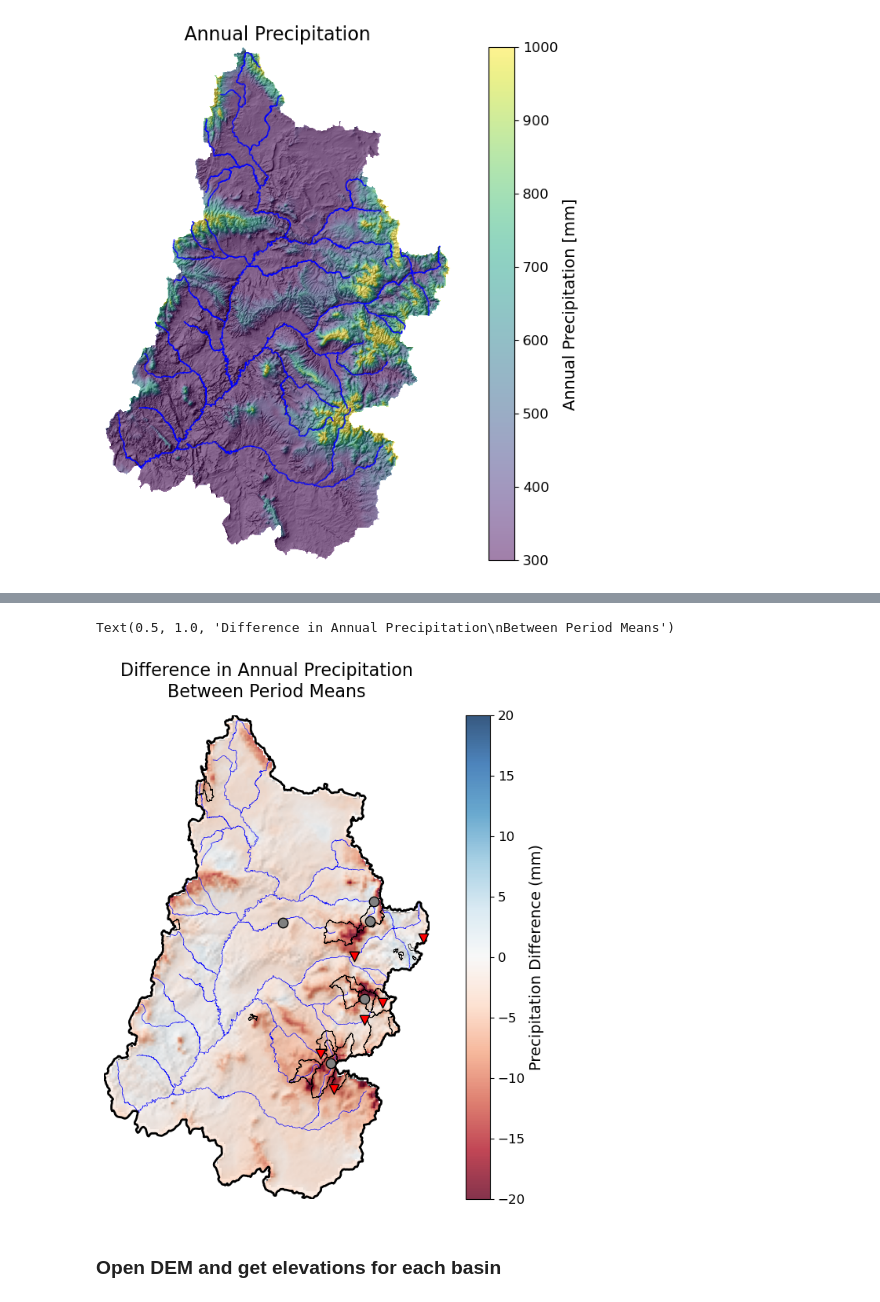
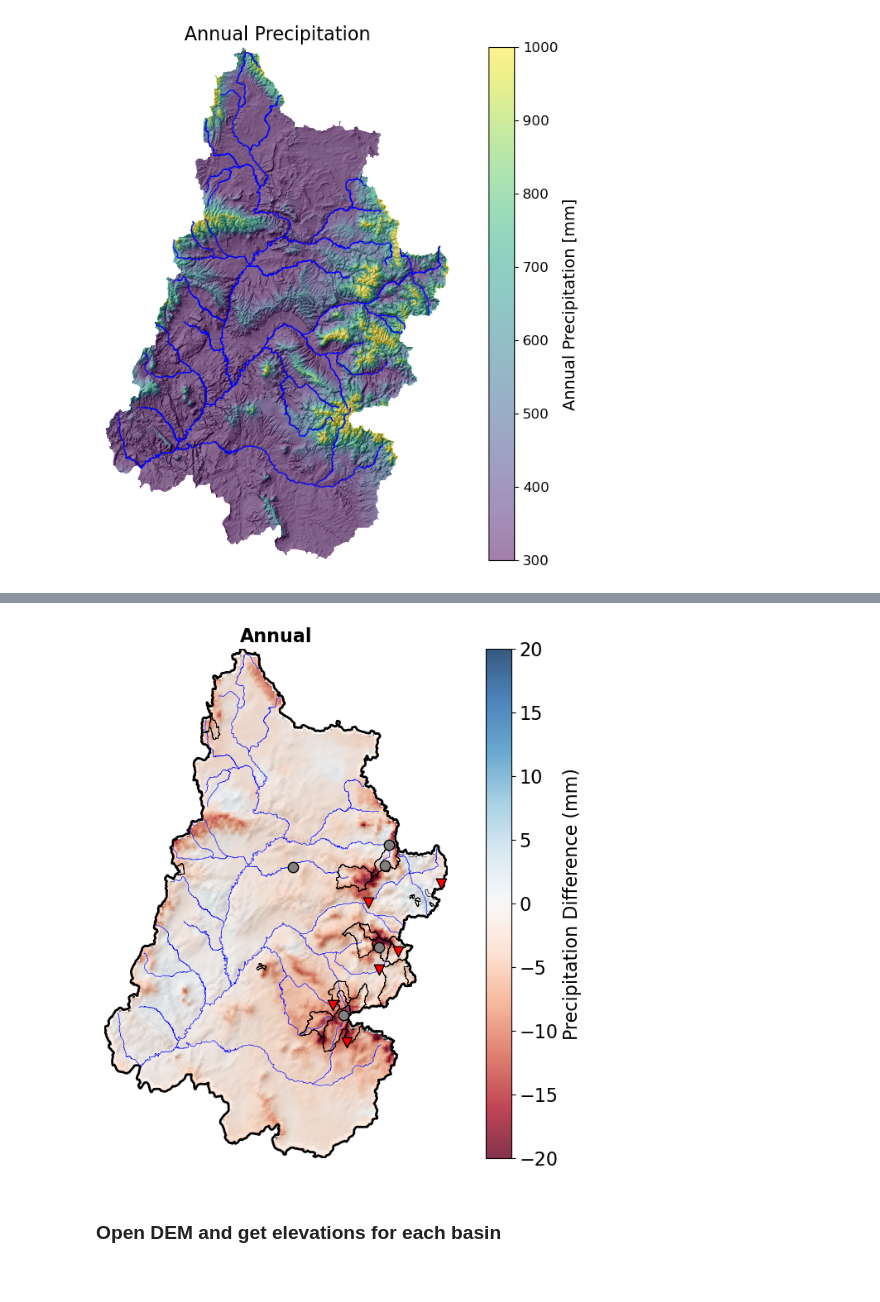
Before and after one commit to dlhogan97/Spring-Precipitation-Effect-CO-River, a Jupyter notebook: notebooks/Upper_CO_Analysis/notebooks/ucr_prism_analysis.ipynb, the cells around one changed output, grey strips where cells are left out. Saved outputs shown, nothing was run; the diff lists cells and outputs as text; code cells hidden in the pictures.

```diff
--- a/notebooks/Upper_CO_Analysis/notebooks/ucr_prism_analysis.ipynb
+++ b/notebooks/Upper_CO_Analysis/notebooks/ucr_prism_analysis.ipynb
@@ -527,38 +531,39 @@ cbar.ax.tick_params(labelsize=12)
 fig, ax = plt.subplots(figsize=(12, 8))
 ax.imshow(ls.hillshade(src_4km.squeeze().values, vert_exag=10, dx=dx, dy=dy), cmap='gray',extent=[ucrb_basin_boundary.bounds.loc[0]['minx'],
                                                                         ucrb_basin_boundary.bounds.loc[0]['maxx'],
                                                                         ucrb_basin_boundary.bounds.loc[0]['miny'],
                                                                         ucrb_basin_boundary.bounds.loc[0]['maxy']])
 ucrb_stream_traces.plot(ax=ax, color='blue', linewidth=0.5, label='UCRB Streams', zorder=1)
 im = ax.imshow(mean_percent_diff(prism_4km_pre_annual_ds_ma, prism_4km_post_annual_ds_ma, None)['ppt'].values, alpha=0.8, cmap='RdBu', vmin=-20, vmax=20,
                                                                         extent=[ucrb_basin_boundary.bounds.loc[0]['minx'],
                                                                         ucrb_basin_boundary.bounds.loc[0]['maxx'],
                                                                         ucrb_basin_boundary.bounds.loc[0]['miny'],
                                                                         ucrb_basin_boundary.bounds.loc[0]['maxy']])
 
 hcdn_basins.plot(ax=ax, facecolor="none", edgecolor="black", linewidth=0.5, label='HCDN Basins')
 # plot ucrb boundary
 ucrb_basin_boundary.plot(ax=ax, facecolor="none", edgecolor="black", linewidth=2)
 
 station_locations[station_locations['STATION'].isin(annual_no_significant_change.index)].plot(ax=ax, color='gray', markersize=80, legend=False, ec='k',
                                                                                                 )
 # plot station locations included in annual_significant_change with a downward red triangle
 station_locations[station_locations['STATION'].isin(annual_significant_change.index)].plot(ax=ax, color='red', markersize=80, marker='v', legend=False,
                                                                                                 ec='black')
 # set the colorbar label to be Percent Difference
 cbar = fig.colorbar(im, ax=ax)
-cbar.set_label('Precipitation Difference (mm)', size=14)
+cbar.set_label('Precipitation Difference (mm)', size=16)
 # increase the size of the tick labels for the colorbar
-cbar.ax.tick_params(labelsize=12)
+cbar.ax.tick_params(labelsize=16)
 
 # plot the hcdn basins
 # ucrb_hcdn_basins.plot(ax=ax, facecolor="none", edgecolor="black", linewidth=0.5)
 ax.set_axis_off()
 # add title to ax
-ax.set_title('Difference in Annual Precipitation\nBetween Period Means', fontsize=16)
+ax.set_title('Annual', fontsize=16, fontweight='bold')
+# save figure at 700 dpi and 9x6 centimeters
+fig.savefig('../figures/annual_precipitation_difference.png', dpi=700, pad_inches=0.1)
 # %% [output]
-Text(0.5, 1.0, 'Difference in Annual Precipitation\nBetween Period Means')
-[figure, old version]
+[figure, new version]
 # %% [markdown]
 ### Open DEM and get elevations for each basin
 # %%
```
Also changed, not shown: parts of 5 cells of this notebook, 3 other files.
